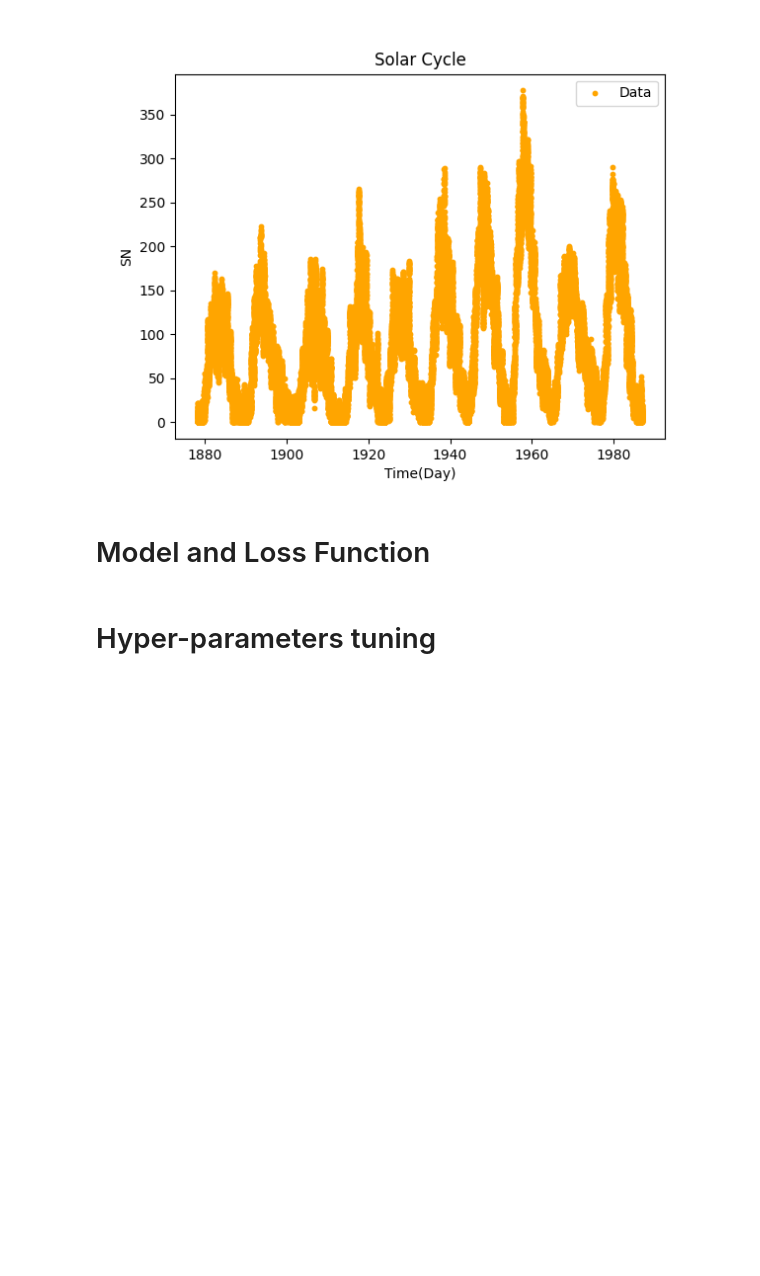
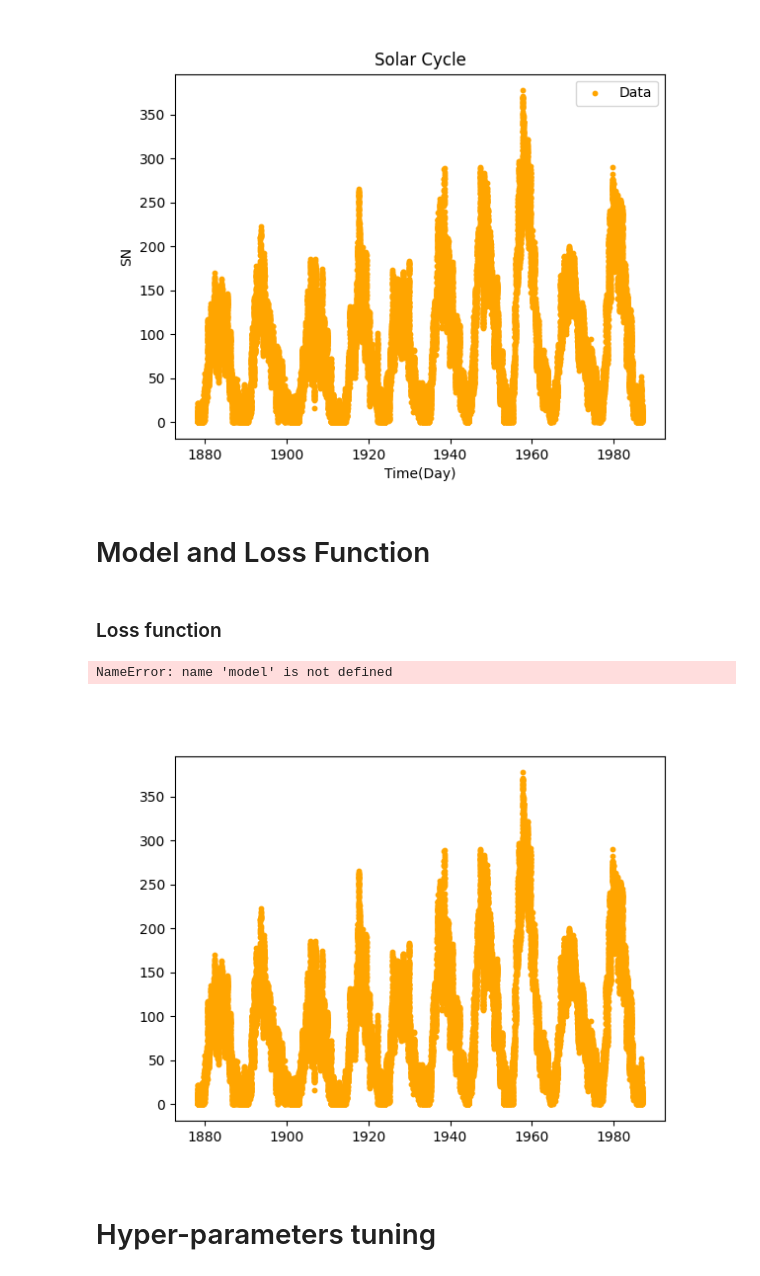
Before and after one commit to yejihuber/Optimisation_and_High_Performance_Computing_project2025, a Jupyter notebook: OHPC_Project_cieplnic_plospen1_huberyej.ipynb, the cells around one changed output. Drawn from its saved outputs; the diff is of its cells as text; code cells hidden in the pictures; blank space fills up the shorter version.

Commit message:
loss function

```diff
--- a/OHPC_Project_cieplnic_plospen1_huberyej.ipynb
+++ b/OHPC_Project_cieplnic_plospen1_huberyej.ipynb
@@ -141,6 +141,24 @@ n_data = time_points.shape[0]
 data_points = data[:, 1]
 # %% [markdown]
 # Model and Loss Function
+# %% [markdown]
+### Loss function
+# %%
+# Loss function
+def mse(x):
+    return np.mean(np.square(data_points - model(time_points, x)))
+# %%
+# Visualisation
+plt.figure()
+plt.scatter(time_points, data_points, color='orange', s=10)
+plt.plot(time_points, model(time_points, x0), color='blue', linestyle='--', linewidth=1)
+plt.show(block=False)
+
+# Initial mse:
+mse(x0)
+# %% [output]
+NameError: name 'model' is not defined
+[figure, added]
 # %% [markdown]
 # Hyper-parameters tuning
 # %% [markdown]
```
